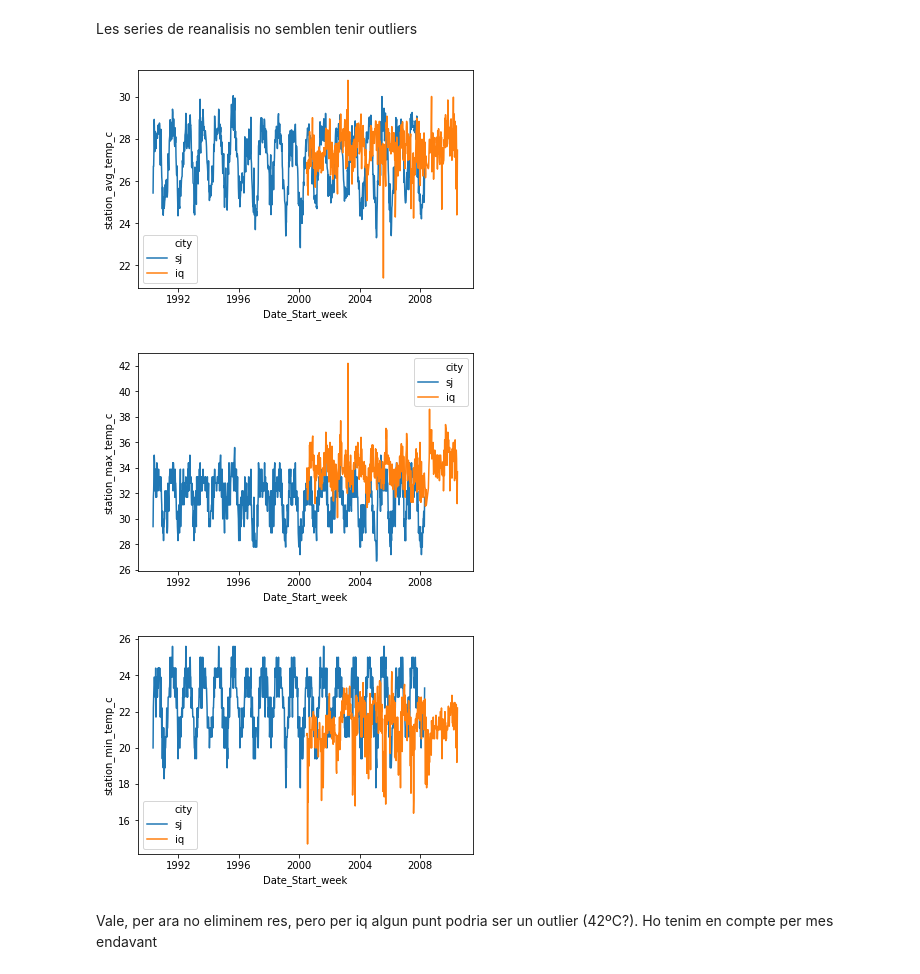
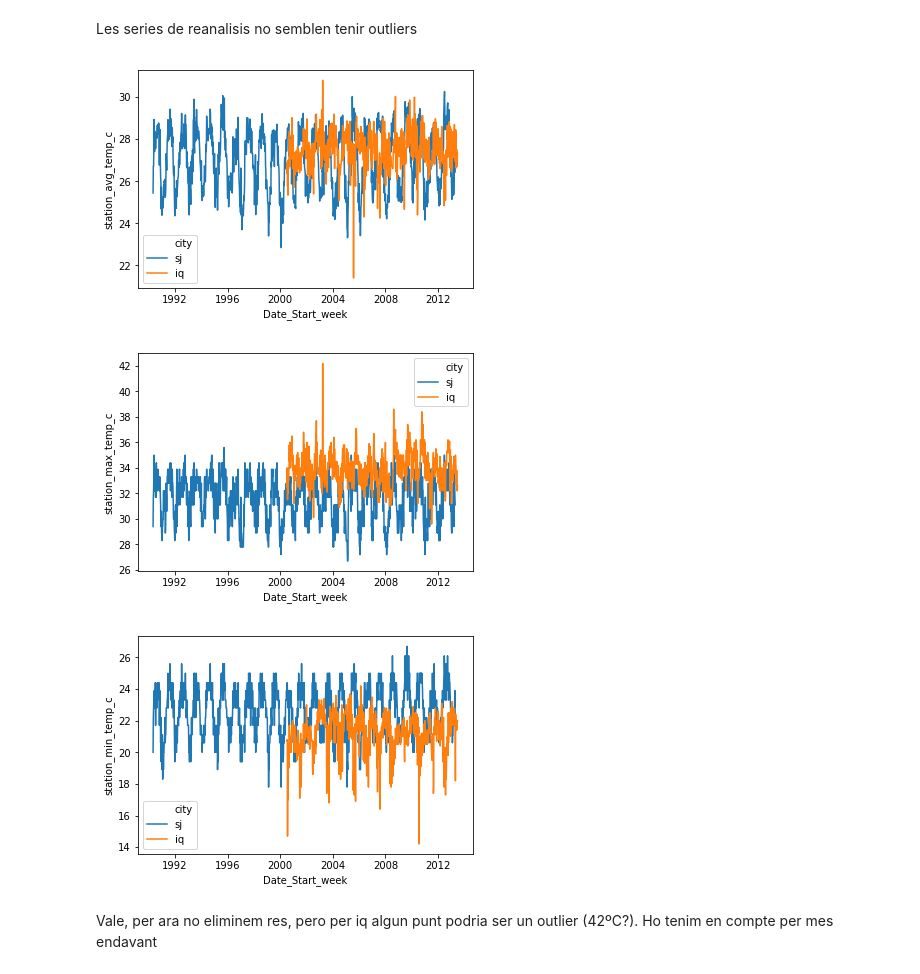
Before and after one commit to PCerralbo/Dengue_Driven, a Jupyter notebook: Denge_Exploratory_Filling_NaN.ipynb, the cells around one changed output. Saved outputs shown, nothing was run; the diff lists cells and outputs as text; code cells hidden in the pictures.

```diff
--- a/Denge_Exploratory_Filling_NaN.ipynb
+++ b/Denge_Exploratory_Filling_NaN.ipynb
@@ -108,0 +141,3 @@ memory usage: 273.1+ KB
+# %%
+df_TOTAL = pd.concat([train, test_values_df]).reset_index(drop=True)
+df_TOTAL.tail()
@@ -109,6 +152,6 @@ memory usage: 273.1+ KB
 # %%
 # posem les dates en format de dates
-train_values_df['Date_Start_week'] =  pd.to_datetime(train_values_df['week_start_date'], format='%Y-%m-%d')
+df_TOTAL['Date_Start_week'] =  pd.to_datetime(df_TOTAL['week_start_date'], format='%Y-%m-%d')
 # %% [markdown]
 ### fins aqui:
 1. totes les dades son floats, excepte el dia week_start_date (data), city i any-weekofyear (int).
@@ -148,6 +191,13 @@ plt.show()
 * Farem servir alguna de les variables reanalysis per localitzar la fila i eliminarles
 # %%
 # Aqui ara eliminem del dataframe les setmanes que tenen tot NaNs (son les mateixes que tenen reanalisis NAN)
+id_drop= df_TOTAL[pd.isnull(df_TOTAL['reanalysis_air_temp_k'])].index.tolist()
+
+#eliminem del datframe i dels labels
+df_TOTAL = df_TOTAL.drop(id_drop,axis=0)
+
+
+
 id_drop= train_values_df[pd.isnull(train_values_df['reanalysis_air_temp_k'])].index.tolist()
 
 #eliminem del datframe i dels labels
@@ -157,9 +207,11 @@ train_labels_df = train_labels_df.drop(id_drop,axis=0)
 ##### les temperatures del reanalisi estan en Kelvin, les pasem a Celsius
 # %%
 # passem a ºC totes les que estan en K
-train_values_df['reanalysis_air_temp_c']=train_values_df['reanalysis_air_temp_k'] - 273.15
-train_values_df['reanalysis_max_air_temp_c']=train_values_df['reanalysis_max_air_temp_k'] - 273.15
-train_values_df['reanalysis_min_air_temp_c']=train_values_df['reanalysis_min_air_temp_k'] - 273.15
+df_TOTAL['reanalysis_air_temp_c']=df_TOTAL['reanalysis_air_temp_k'] - 273.15
+df_TOTAL['reanalysis_max_air_temp_c']=df_TOTAL['reanalysis_max_air_temp_k'] - 273.15
+df_TOTAL['reanalysis_min_air_temp_c']=df_TOTAL['reanalysis_min_air_temp_k'] - 273.15
+df_TOTAL['reanalysis_dew_point_temp_c']=df_TOTAL['reanalysis_dew_point_temp_k'] - 273.15
+df_TOTAL['reanalysis_tdtr_c']=df_TOTAL['reanalysis_tdtr_k'] - 273.15
 # %% [markdown]
 ##### al ser series temporals, els outliers poden jugar un paper important
 # %%
@@ -178,18 +230,18 @@ plt.show()
 # %% [markdown]
 Les series de reanalisis no semblen tenir outliers
 # %%
-sns.lineplot(x='Date_Start_week',y='station_avg_temp_c',hue='city',data=train_values_df)
+sns.lineplot(x='Date_Start_week',y='station_avg_temp_c',hue='city',data=df_TOTAL)
 plt.show()
 
-sns.lineplot(x='Date_Start_week',y='station_max_temp_c',hue='city',data=train_values_df)
+sns.lineplot(x='Date_Start_week',y='station_max_temp_c',hue='city',data=df_TOTAL)
 plt.show()
 
-sns.lineplot(x='Date_Start_week',y='station_min_temp_c',hue='city',data=train_values_df)
+sns.lineplot(x='Date_Start_week',y='station_min_temp_c',hue='city',data=df_TOTAL)
 plt.show()
 # %% [output]
-[figure, old version]
+[figure, new version]
-[figure, old version]
+[figure, new version]
-[figure, old version]
+[figure, new version]
 # %% [markdown]
 Vale, per ara no eliminem res, pero per iq algun punt podria ser un outlier (42ºC?). Ho tenim en compte per mes endavant
 # %% [markdown]
```
Also changed, not shown: parts of 48 cells of this notebook.
